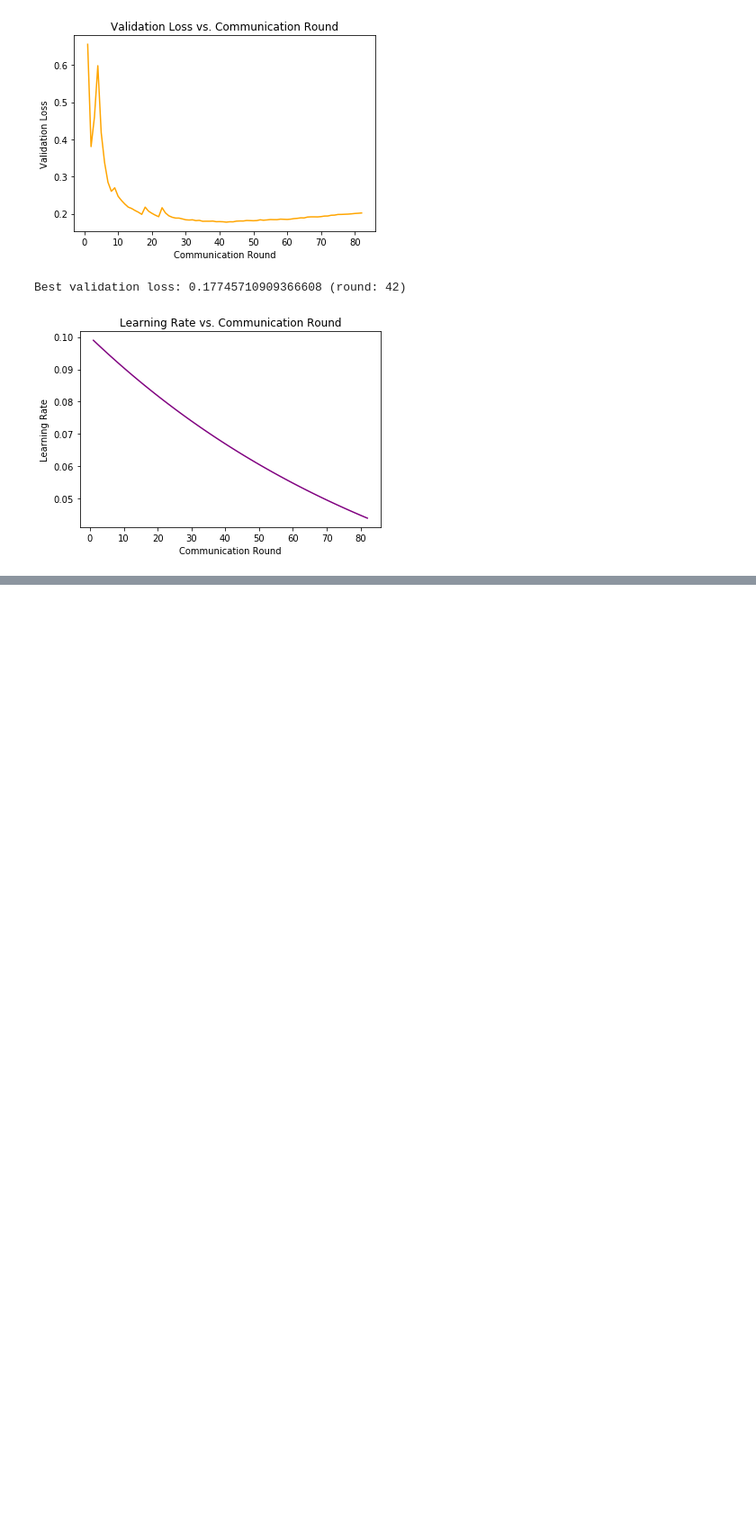
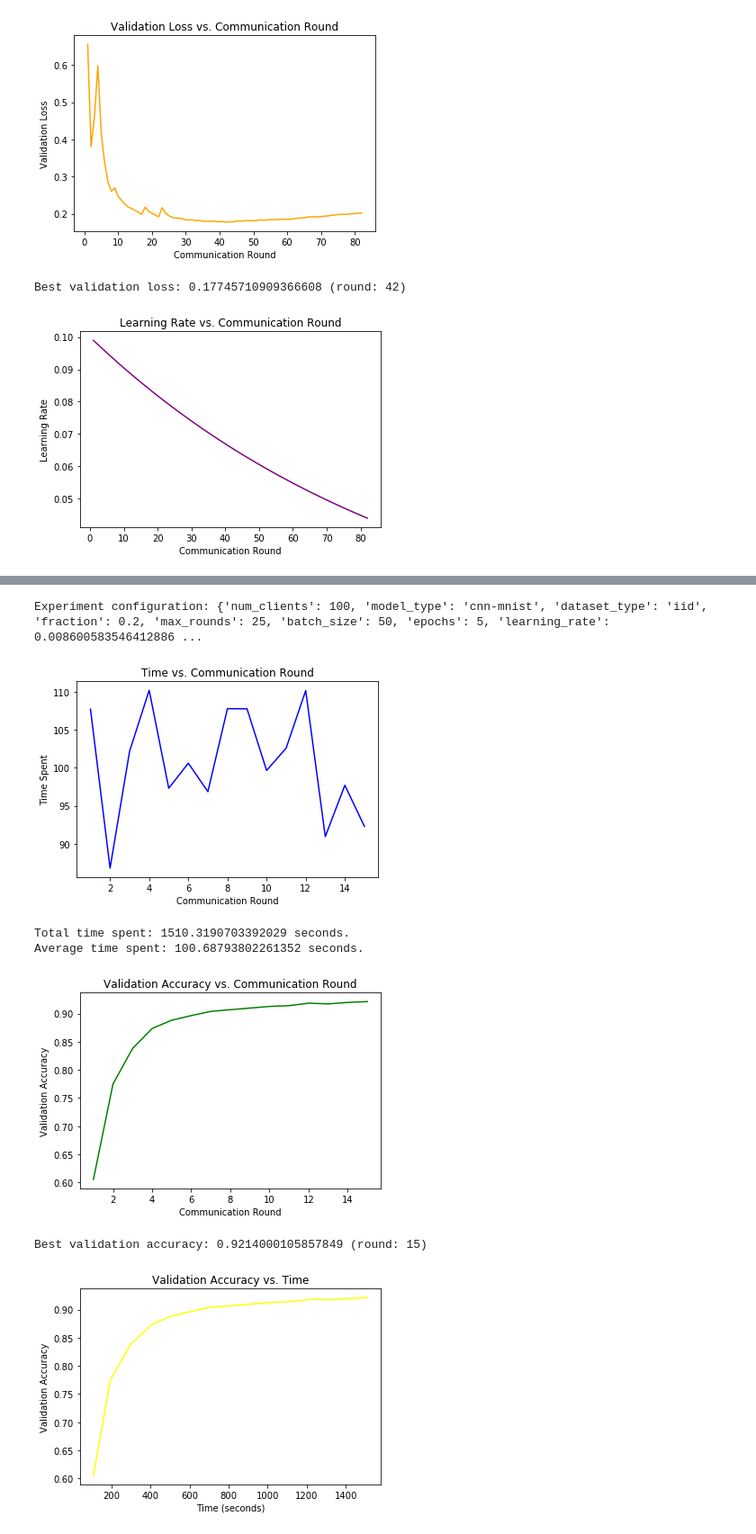
Before and after one commit to DiscreetAI/decentralized-ml, a Jupyter notebook: Results.ipynb, the cells around one changed output, grey strips where cells are left out. Shown at 90% size. Saved outputs shown, nothing was run; the diff lists cells and outputs as text; code cells hidden in the pictures; blank space fills up the shorter version.

```diff
--- a/Results.ipynb
+++ b/Results.ipynb
@@ -174,0 +224,10 @@ Best validation loss: 0.17745710909366608 (round: 42)
+# %%
+show_results('results/1524379611.222811')
+# %% [output]
+Experiment configuration: {'num_clients': 100, 'model_type': 'cnn-mnist', 'dataset_type': 'iid', 'fraction': 0.2, 'max_rounds': 25, 'batch_size': 50, 'epochs': 5, 'learning_rate': 0.008600583546412886 ...
+[figure, added]
+Total time spent: 1510.3190703392029 seconds.
+Average time spent: 100.68793802261352 seconds.
+[figure, added]
+Best validation accuracy: 0.9214000105857849 (round: 15)
+[figure, added]
```
Also changed, not shown: parts of 7 cells of this notebook, 5 other files.
